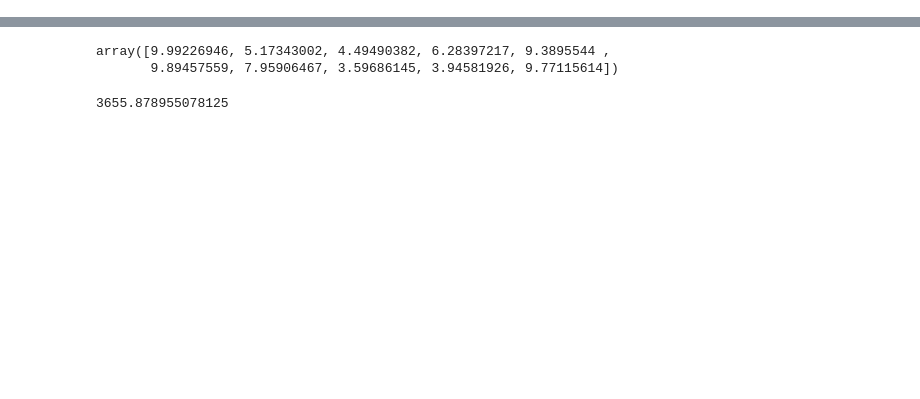
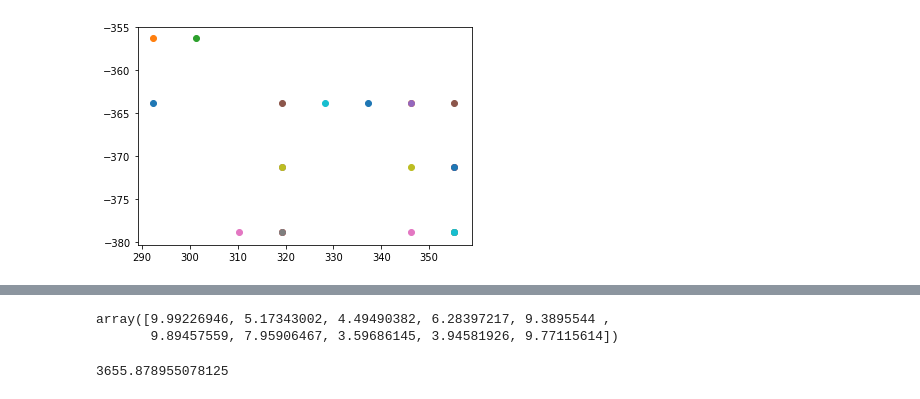
Before and after one commit to AustinMcDonald/Boomhauer, a Jupyter notebook: testing/Difus-v2.ipynb, the cells around one changed output, grey strips where cells are left out. Saved outputs shown, nothing was run; the diff lists cells and outputs as text; code cells hidden in the pictures; blank space fills up the shorter version.

```diff
--- a/testing/Difus-v2.ipynb
+++ b/testing/Difus-v2.ipynb
@@ -11,0 +140,7 @@ Events = load_mchits("../data/Bi214-0000-READOUT_PLANES.h5")
+# %%
+for vox in v:
+    y=vox.pos[1]
+    x=vox.pos[2]
+    plt.scatter(x,y)
+# %% [output]
+[figure, added]
```
Also changed, not shown: parts of 77 cells of this notebook, 8 other files.
